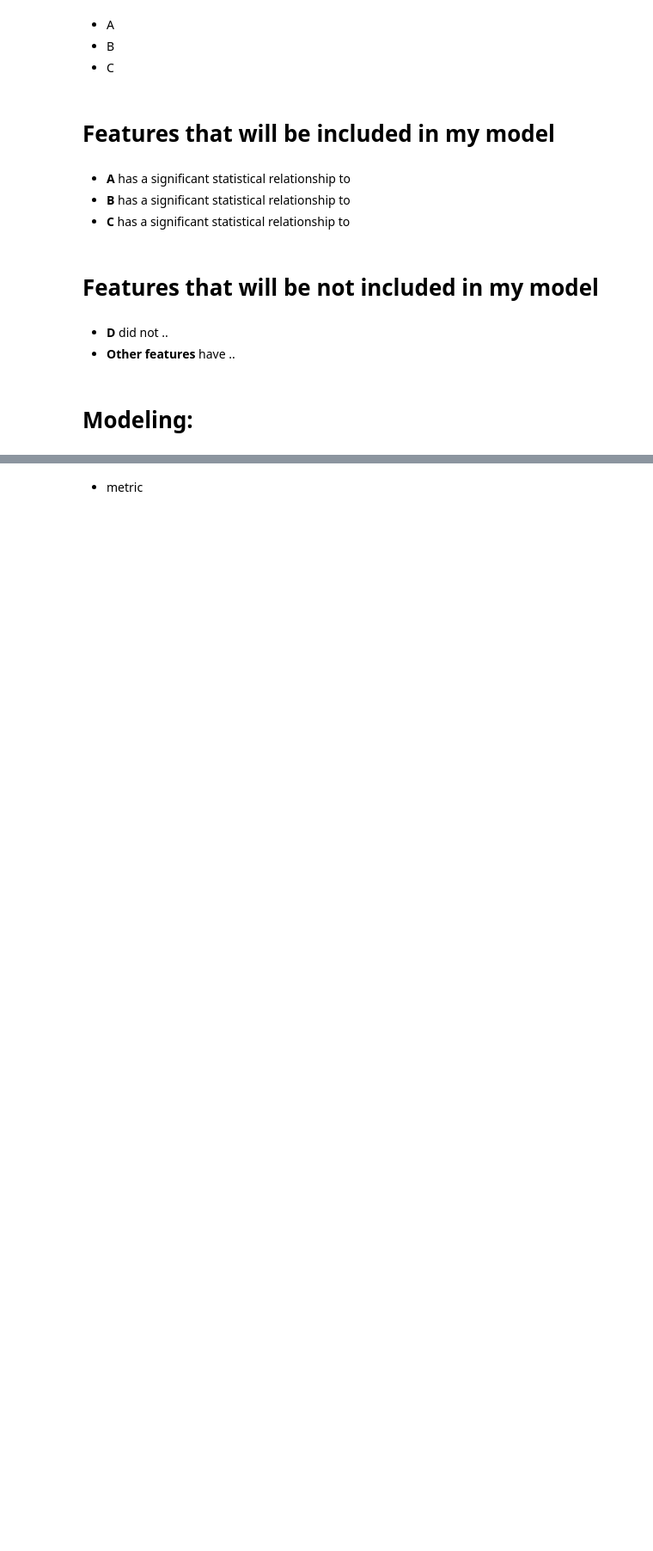
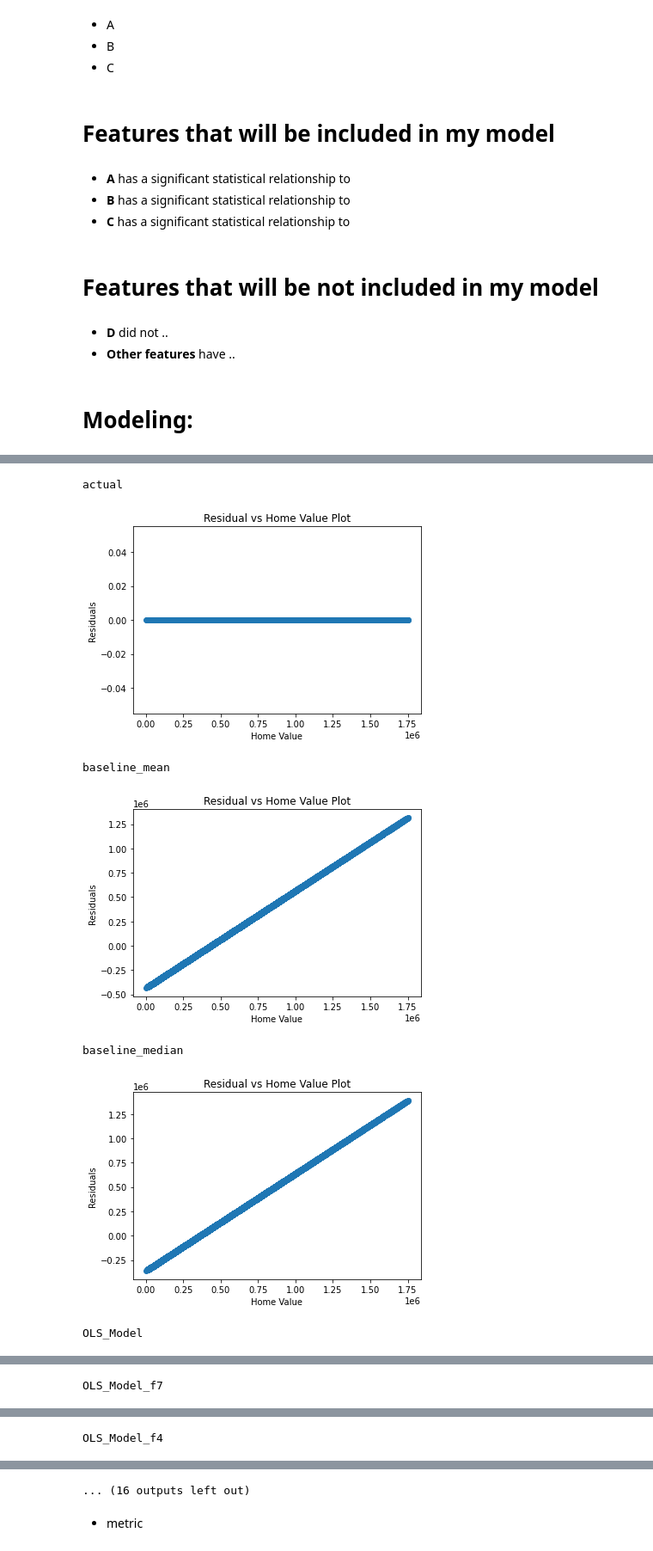
Before and after one commit to Yvette-Ibarra/regression-project, a Jupyter notebook: 3rd_Working_notebook_zillow.ipynb, the cells around one changed output, grey strips where cells are left out. Shown at 86% size. Drawn from its saved outputs; the diff is of its cells as text; code cells hidden in the pictures; blank space fills up the shorter version.

Commit message:
update model sections

```diff
--- a/3rd_Working_notebook_zillow.ipynb
+++ b/3rd_Working_notebook_zillow.ipynb
@@ -309,0 +655,16 @@ The p-value is less than alpha. **There is evidence to support that tenure has a
+# %%
+from sklearn.feature_selection import RFE
+lm = LinearRegression()
+
+
+# 1. Transform our X
+rfe = RFE(lm, n_features_to_select=7)
+rfe.fit(X_train, y_train)
+print('selected top 7 features:', X_train.columns[rfe.support_])
+X_train_rfe = rfe.transform(X_train)
+# 2. Use the transformed x in our model
+lm.fit(X_train_rfe, y_train)
+#convert to DF
+X_train_rfe = pd.DataFrame(X_train_rfe, columns = X_train.columns[rfe.support_], index = X_train.index)
+
+train_pred['OLS_rfe7'] = lm.predict(X_train_rfe)
@@ -309,0 +892,23 @@ The p-value is less than alpha. **There is evidence to support that tenure has a
+# %%
+def plot_residuals(y, yhat,df):
+    '''
+    plot_residuals takis in acutal value of target y and predicted value and returns a scatter plot of reiduals.
+    y: targets acutal value
+    yhat: predicted value or target
+    '''
+    # calculate residauals
+    residuals = y - df[yhat]
+
+    # create scatter plot
+    plt.scatter(x=y, y=residuals)
+
+    # create labels for axis and title
+    plt.xlabel('Home Value')
+    plt.ylabel('Residuals')
+    plt.title('Residual vs Home Value Plot')
+
+    # show plot
+    plt.show()
+# %%
+col = train_pred.columns.to_list()
+col
@@ -309,0 +930,12 @@ The p-value is less than alpha. **There is evidence to support that tenure has a
+# %%
+for i in col:
+    print(i)
+    plot_residuals(y_train, i, train_pred)
+# %% [output]
+actual
+[figure, added]
+baseline_mean
+[figure, added]
+baseline_median
+[figure, added]
+OLS_Model
@@ -309,0 +943 @@ The p-value is less than alpha. **There is evidence to support that tenure has a
+OLS_Model_f7
@@ -309,0 +945 @@ The p-value is less than alpha. **There is evidence to support that tenure has a
+OLS_Model_f4
@@ -310,3 +947,4 @@ The p-value is less than alpha. **There is evidence to support that tenure has a
+... (16 outputs left out)
 # %% [markdown]
 * metric
 # %%
```
Also changed, not shown: parts of 141 cells of this notebook.
